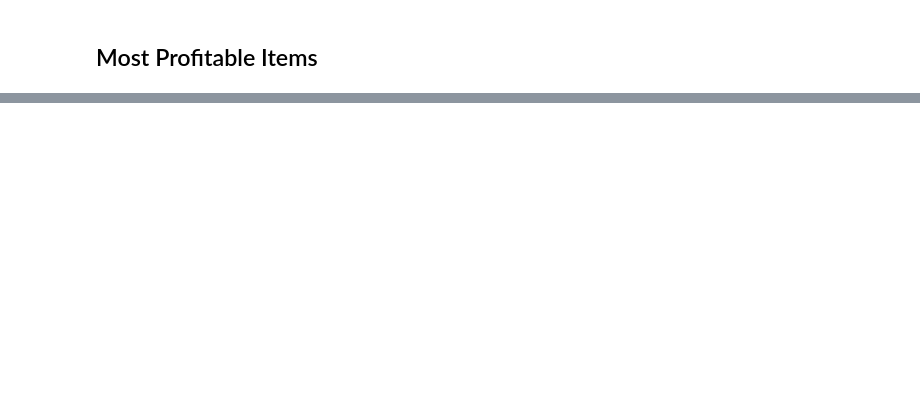
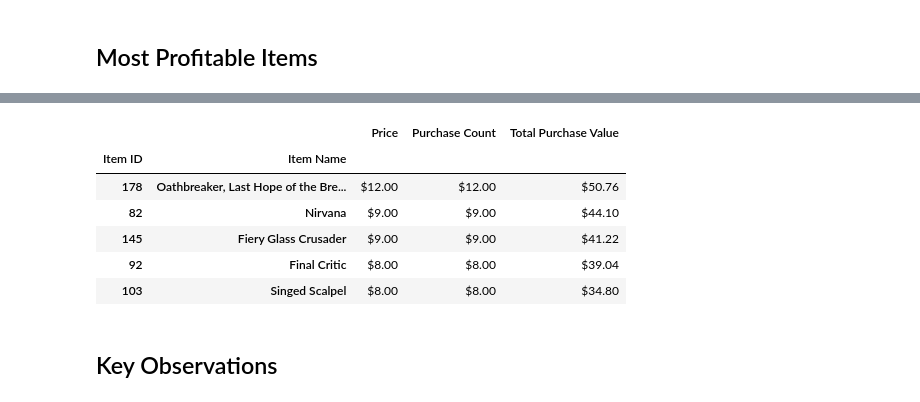
Before and after one commit to jbersinic/databootcamp-homework, a Jupyter notebook: Unit4-PandasHomework/HeroesOfPymoli/HeroesOfPymoli.ipynb, the cells around one changed output, grey strips where cells are left out. Saved outputs shown, nothing was run; the diff lists cells and outputs as text; code cells hidden in the pictures; blank space fills up the shorter version.

```diff
--- a/Unit4-PandasHomework/HeroesOfPymoli/HeroesOfPymoli.ipynb
+++ b/Unit4-PandasHomework/HeroesOfPymoli/HeroesOfPymoli.ipynb
@@ -328,0 +297,27 @@ top_spender["Purchase Count"] = purchase_count_top_spend
+# %%
+# Join two tables by merging
+merge_most_profitable = pd.merge(most_profitable.dropna(), most_profitable_analysis.dropna(), on ="Item ID", how="left")
+# %%
+# Remove duplicates
+merge_most_profitable_dedup = merge_most_profitable.drop_duplicates("Item ID", keep="first")
+# %%
+# Sort data by Total Purchase Value to obtain most profitable
+most_profitable_analysis = merge_most_profitable_dedup.sort_values(by = "Total Purchase Value", ascending = False)
+# %%
+# Format for currency
+most_profitable_analysis["Price"] = most_profitable_analysis["Purchase Count"].map("${0:,.2f}".format)
+most_profitable_analysis["Purchase Count"] = most_profitable_analysis["Purchase Count"].map("${0:,.2f}".format)
+most_profitable_analysis["Total Purchase Value"] = most_profitable_analysis["Total Purchase Value"].map("${0:,.2f}".format)
+# %%
+# Set index and display top 5 most
+most_profitable_analysis.set_index(["Item ID", "Item Name"]).head()
+# %% [output]
+|  |  | Price | Purchase Count | Total Purchase Value |
+| Item ID | Item Name |  |  |  |
+| 178 | Oathbreaker, Last Hope of the Bre... | $12.00 | $12.00 | $50.76 |
+| 82 | Nirvana | $9.00 | $9.00 | $44.10 |
+| 145 | Fiery Glass Crusader | $9.00 | $9.00 | $41.22 |
+| 92 | Final Critic | $8.00 | $8.00 | $39.04 |
+| 103 | Singed Scalpel | $8.00 | $8.00 | $34.80 |
+# %% [markdown]
+## Key Observations
```
Also changed, not shown: parts of 38 cells of this notebook.
